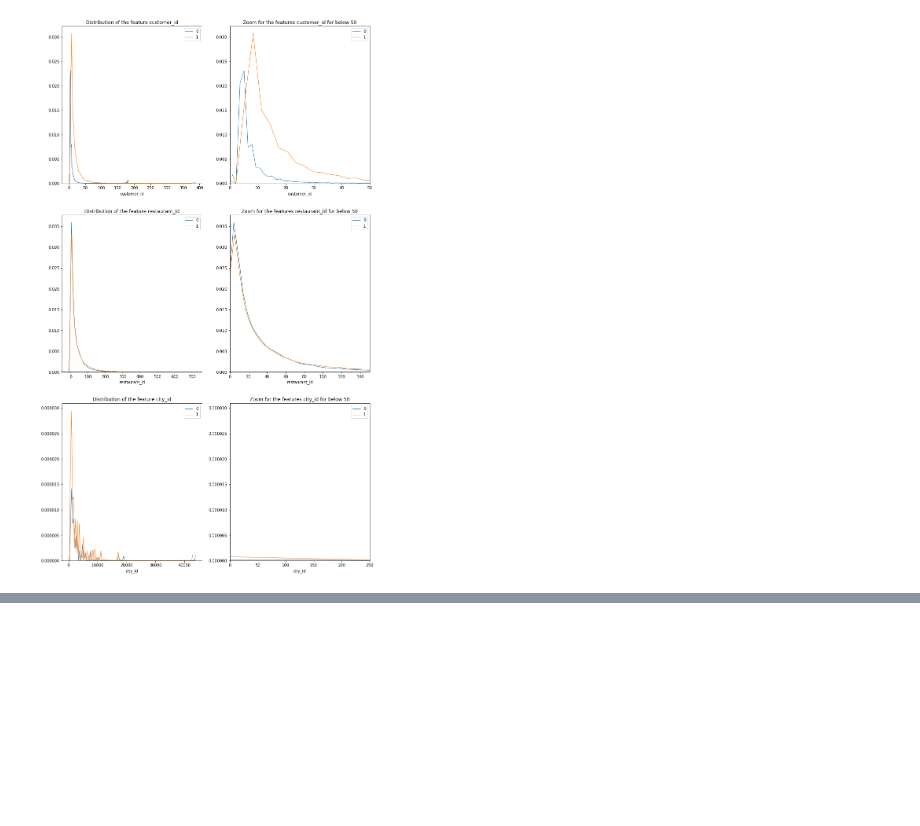
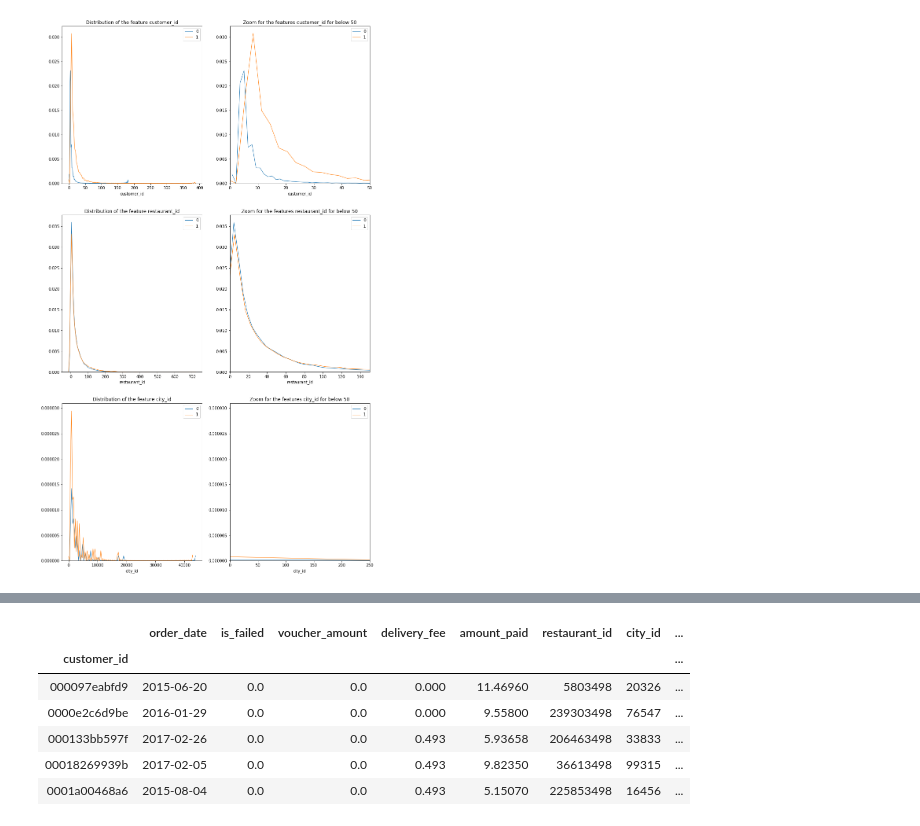
Before and after one commit to kaueserra/Delivery-hero-challenge, a Jupyter notebook: Notebooks/1.EDA_DH-checkpoint.ipynb, the cells around one changed output, grey strips where cells are left out. Saved outputs shown, nothing was run; the diff lists cells and outputs as text; code cells hidden in the pictures; blank space fills up the shorter version.

```diff
--- a/Notebooks/1.EDA_DH-checkpoint.ipynb
+++ b/Notebooks/1.EDA_DH-checkpoint.ipynb
@@ -339,0 +462,27 @@ ds_cust2 =  pd.DataFrame(ds.groupby('customer_id').agg({
+# %%
+ds_cust1 =  pd.DataFrame(ds.groupby('customer_id').agg({
+                                'order_date': 'first',
+                              'is_failed':'mean',
+                             'voucher_amount' : 'mean' ,
+                             'delivery_fee' : 'mean',
+                              'amount_paid' : 'mean',
+                             'restaurant_id' : 'last',
+                             'city_id' : 'last',
+                             'payment_id': 'last',
+                            'platform_id':'last',
+                           'transmission_id':'last',
+                            'voucher_bol': 'mean',
+                            'delivery_free': 'mean', }))
+
+ds_cust1.columns = col_name1
+
+
+ds_cust1.head()
+# %% [output]
+|  | order_date | is_failed | voucher_amount | delivery_fee | amount_paid | restaurant_id | city_id | ... |
+| customer_id |  |  |  |  |  |  |  | ... |
+| 000097eabfd9 | 2015-06-20 | 0.0 | 0.0 | 0.000 | 11.46960 | 5803498 | 20326 | ... |
+| 0000e2c6d9be | 2016-01-29 | 0.0 | 0.0 | 0.000 | 9.55800 | 239303498 | 76547 | ... |
+| 000133bb597f | 2017-02-26 | 0.0 | 0.0 | 0.493 | 5.93658 | 206463498 | 33833 | ... |
+| 00018269939b | 2017-02-05 | 0.0 | 0.0 | 0.493 | 9.82350 | 36613498 | 99315 | ... |
+| 0001a00468a6 | 2015-08-04 | 0.0 | 0.0 | 0.493 | 5.15070 | 225853498 | 16456 | ... |
```
Also changed, not shown: parts of 19 cells of this notebook, 1 other file.
